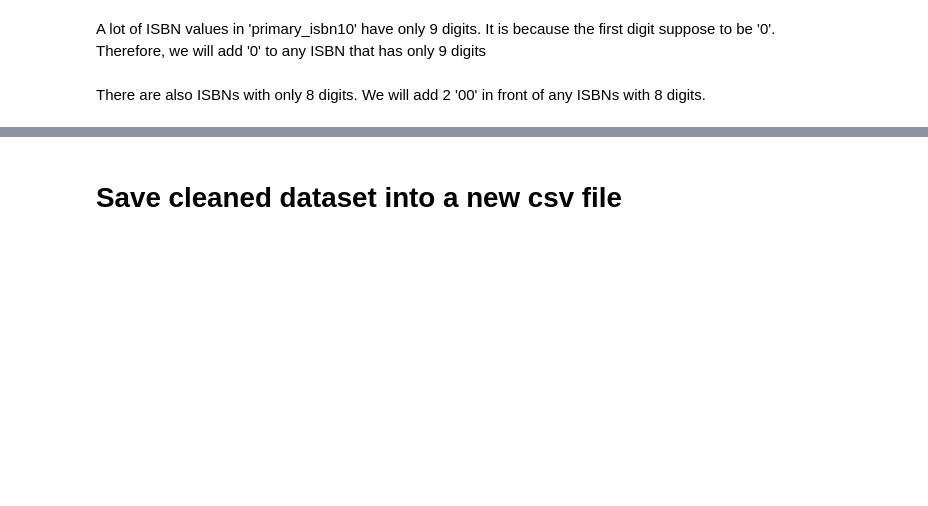
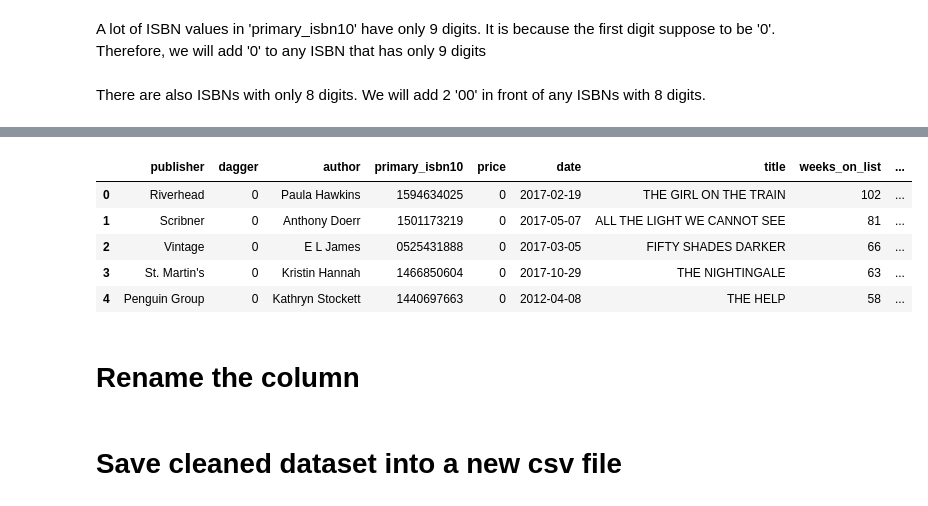
Before and after one commit to linhmai19/capstone_project, a Jupyter notebook: data_cleaning.ipynb, the cells around one changed output, grey strips where cells are left out. Drawn from its saved outputs; the diff is of its cells as text; code cells hidden in the pictures; blank space fills up the shorter version.

```diff
--- a/data_cleaning.ipynb
+++ b/data_cleaning.ipynb
@@ -211,0 +230,2 @@ df.head()
+# %%
+df = df.drop(columns=['primary_isbn13', 'contributor'], axis=1).copy()
@@ -211,0 +251,11 @@ df.head()
+# %%
+df.head()
+# %% [output]
+|  | publisher | dagger | author | primary_isbn10 | price | date | title | weeks_on_list | ... |
+| 0 | Riverhead | 0 | Paula Hawkins | 1594634025 | 0 | 2017-02-19 | THE GIRL ON THE TRAIN | 102 | ... |
+| 1 | Scribner | 0 | Anthony Doerr | 1501173219 | 0 | 2017-05-07 | ALL THE LIGHT WE CANNOT SEE | 81 | ... |
+| 2 | Vintage | 0 | E L James | 0525431888 | 0 | 2017-03-05 | FIFTY SHADES DARKER | 66 | ... |
+| 3 | St. Martin's | 0 | Kristin Hannah | 1466850604 | 0 | 2017-10-29 | THE NIGHTINGALE | 63 | ... |
+| 4 | Penguin Group | 0 | Kathryn Stockett | 1440697663 | 0 | 2012-04-08 | THE HELP | 58 | ... |
+# %% [markdown]
+# Rename the column
```
Also changed, not shown: parts of 12 cells of this notebook, 6 other files.
